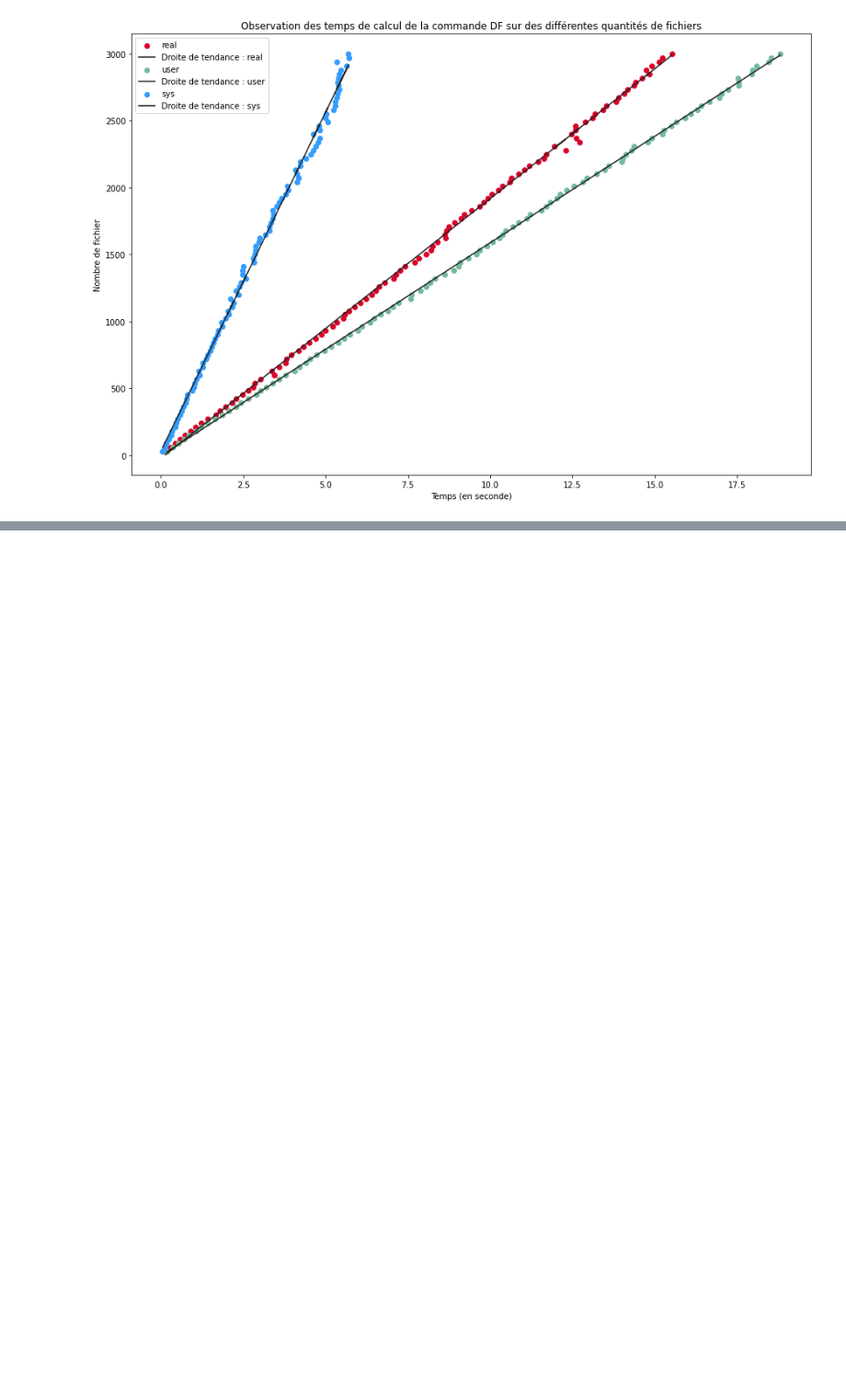
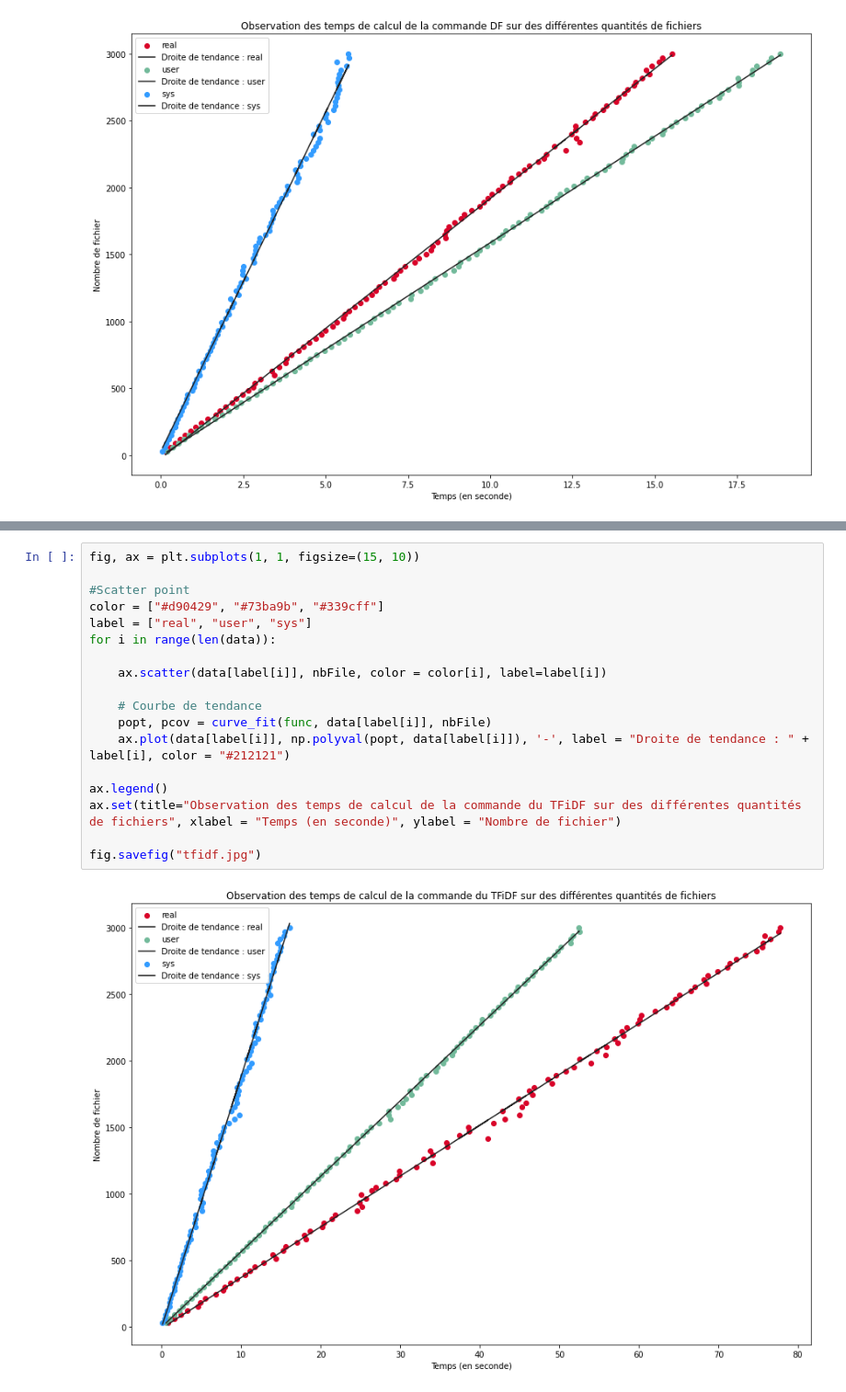
Before and after one commit to nSakk/donnee-web-moteur-recherche, a Jupyter notebook: lineaire/graph.ipynb, the cells around one changed output, grey strips where cells are left out. Shown at 92% size. Cells and saved outputs as stored; diff of their text form; blank space fills up the shorter version.

Commit message:
Nouveaux graph

```diff
--- a/lineaire/graph.ipynb
+++ b/lineaire/graph.ipynb
@@ -126,0 +172,20 @@ fig.savefig("df.jpg")
+# %%
+fig, ax = plt.subplots(1, 1, figsize=(15, 10))
+
+#Scatter point
+color = ["#d90429", "#73ba9b", "#339cff"]
+label = ["real", "user", "sys"]
+for i in range(len(data)):
+
+    ax.scatter(data[label[i]], nbFile, color = color[i], label=label[i])
+
+    # Courbe de tendance
+    popt, pcov = curve_fit(func, data[label[i]], nbFile)
+    ax.plot(data[label[i]], np.polyval(popt, data[label[i]]), '-', label = "Droite de tendance : " + label[i], color = "#212121")
+
+ax.legend()
+ax.set(title="Observation des temps de calcul de la commande du TFiDF sur des différentes quantités de fichiers", xlabel = "Temps (en seconde)", ylabel = "Nombre de fichier")
+
+fig.savefig("tfidf.jpg")
+# %% [output]
+[figure, added]
```
Also changed, not shown: parts of 10 cells of this notebook, 5 other files.
